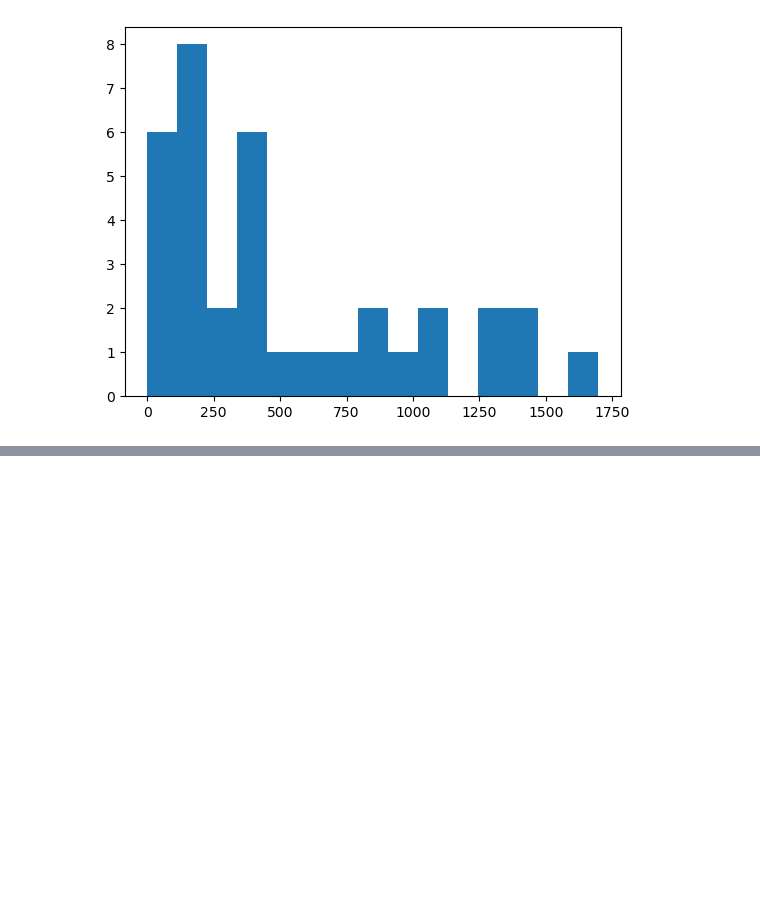
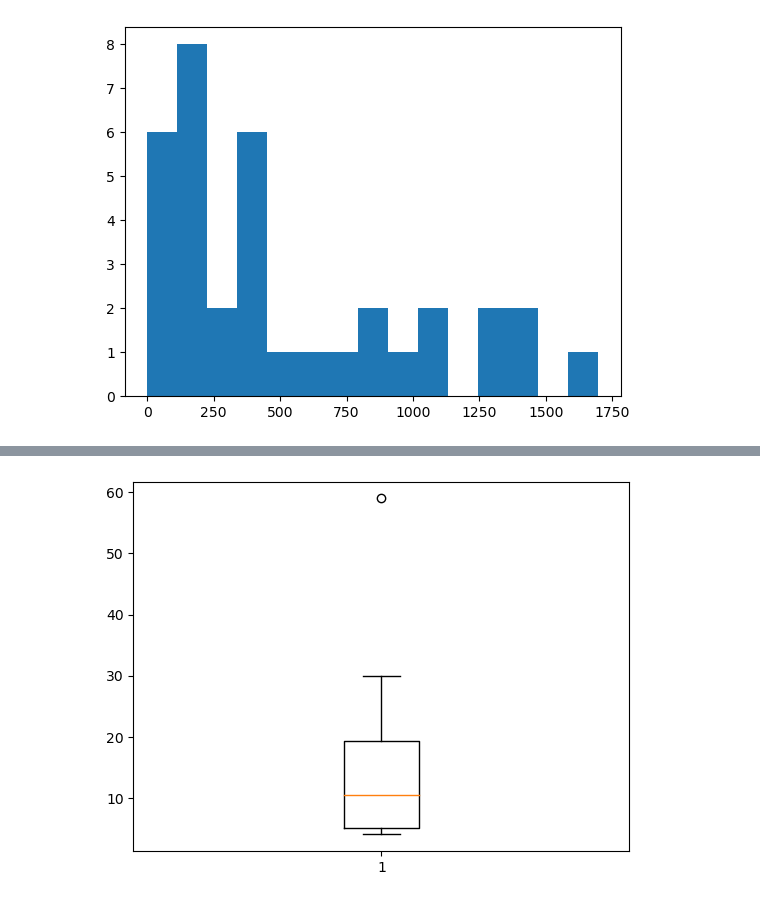
Before and after one commit to Olahubert/Data-Visualization, a Jupyter notebook: Histogram.ipynb, the cells around one changed output, grey strips where cells are left out. Cells and saved outputs as stored; diff of their text form; code cells hidden in the pictures; blank space fills up the shorter version.

```diff
--- a/Histogram.ipynb
+++ b/Histogram.ipynb
@@ -45,0 +119,2 @@ plt.show()
+# %%
+Protein=Chemical_component["protein"]
@@ -45,0 +141,2 @@ plt.show()
+# %%
+Sample_pro=Protein.head(20)
@@ -45,0 +163,7 @@ plt.show()
+# %%
+Sample_pro=Sample_pro.dropna()
+# %%
+plt.boxplot(Sample_pro)
+plt.show()
+# %% [output]
+[figure, added]
```
Also changed, not shown: parts of 11 cells of this notebook, 2 other files.
